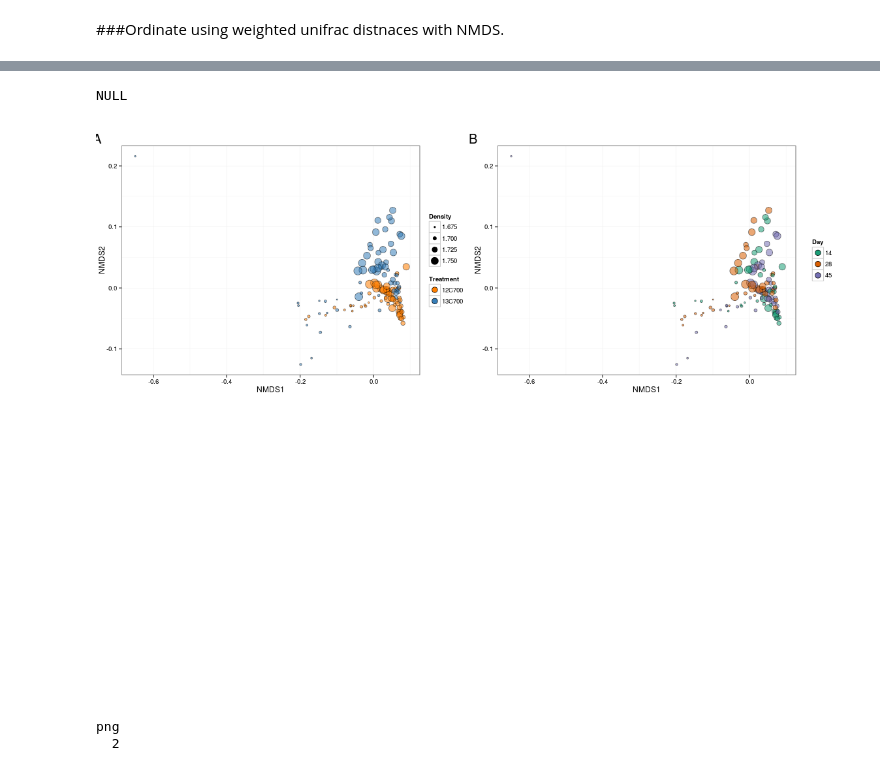
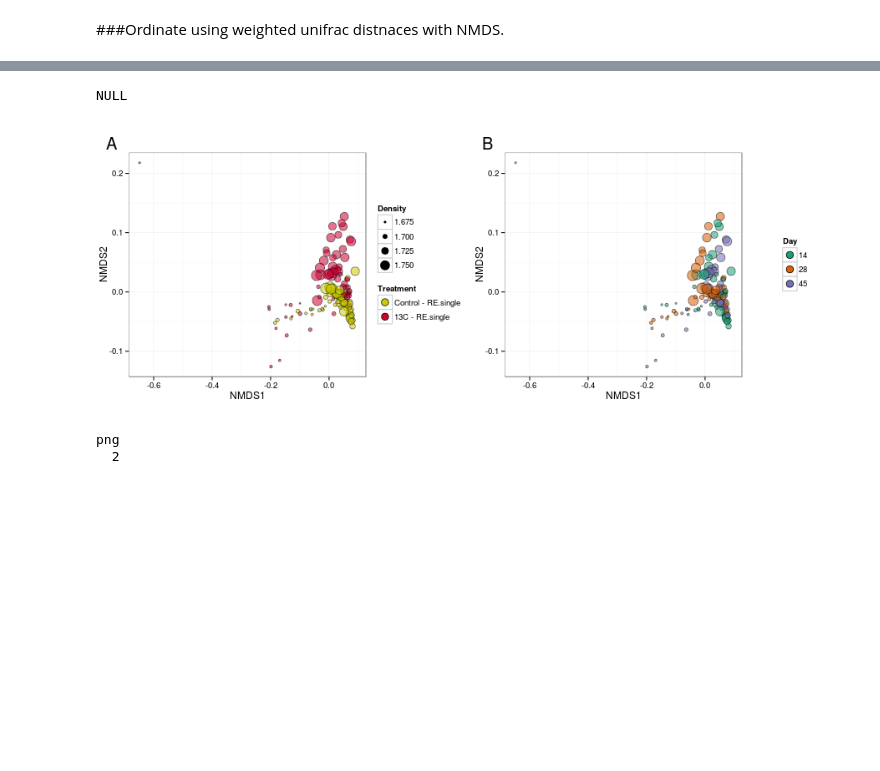
Before and after one commit to acampbellina/priming, a Jupyter notebook: ordination_700.ipynb, the cells around one changed output, grey strips where cells are left out. Saved outputs shown, nothing was run; the diff lists cells and outputs as text; code cells hidden in the pictures; blank space fills up the shorter version.

```diff
--- a/ordination_700.ipynb
+++ b/ordination_700.ipynb
@@ -93,48 +92,49 @@ Run 20 stress 0.08321371
 # %%
-%%R -w 16 -h 6 -u in
+%%R -w 900 -h 350
 
-colours = c("#ff7f00", "#377eb8", "#4daf4a", "#00f5ff", "#ff4040", "#68228b")
+colours = c("#CCCC00", "#CC0033", "#ff7f00", "#377eb8", "#4daf4a", "#00f5ff", "#ff4040", "#68228b")
 
 df = plot_ordination(physeq.PE.thresh, nmds, justDF = TRUE)
 df$Density = as.numeric(as.character(df$Density))
 
 p1 = ggplot(df, aes(x = NMDS1, y = NMDS2))
 p1 = p1 + geom_point(aes(fill = Treatment, size = Density, alpha = 0.85), shape=21)
-p1 = p1 + scale_fill_manual(values = colours)
+p1 = p1 + scale_fill_manual(values = colours,
+                            breaks=c("12C700", "13C700"),
+                            labels=c("Control - RE.single","13C - RE.single"))
 p1 = p1 + guides(alpha = FALSE)
 p1 = p1 + scale_size_area(aesthetics = "Density")
 p1 = p1 + ggtitle("A")
 p1 = p1 + guides(fill = guide_legend(override.aes = list(size = 4)))
 p1 = p1 + guides(size = guide_legend(override.aes = list(fill = "black")))
 p1 = p1 + theme_bw()
 p1 = p1 + theme(plot.margin = unit(c(1,0,1,0), "lines"))
 p1 = p1 + theme(plot.title = element_text(hjust = -0.1, size = 20))
 
 p2 = ggplot(df, aes(x = NMDS1, y = NMDS2))
 p2 = p2 + geom_point(aes(fill = factor(Day), size = Density, alpha = 0.85), shape=21)
 p2 = p2 + scale_fill_brewer(palette="Dark2")
 p2 = p2 + guides(alpha = FALSE, size = FALSE)
 p2 = p2 + scale_size_area(aesthetics = "Density")
 p2 = p2 + ggtitle("B")
 p2 = p2 + guides(fill = guide_legend(title = "Day", override.aes = list(size = 4)))
 p2 = p2 + theme_bw()
 p2 = p2 + theme(plot.margin = unit(c(1,0,1,0), "lines"))
 p2 = p2 + theme(plot.title = element_text(hjust = -0.1, size = 20))
 
 
 gp1 = ggplot_gtable(ggplot_build(p1))
 gp2 = ggplot_gtable(ggplot_build(p2))
 maxWidth = unit.pmax(gp1$widths[2:5], gp2$widths[2:5])
 
 gp1$widths[2:5] <- maxWidth
 gp2$widths[2:5] <- maxWidth
 
 p.combined = grid.arrange(gp1, gp2, ncol = 2)
 p.combined
 # %% [output]
 NULL
-[figure, old version]
+[figure, new version]
-[figure, removed]
 # %%
 %%R -w 1000 -h 350
 pdf("figs/ordination_700.pdf", width = 12, height = 5)
```
Also changed, not shown: parts of 6 cells of this notebook, 11 other files.
